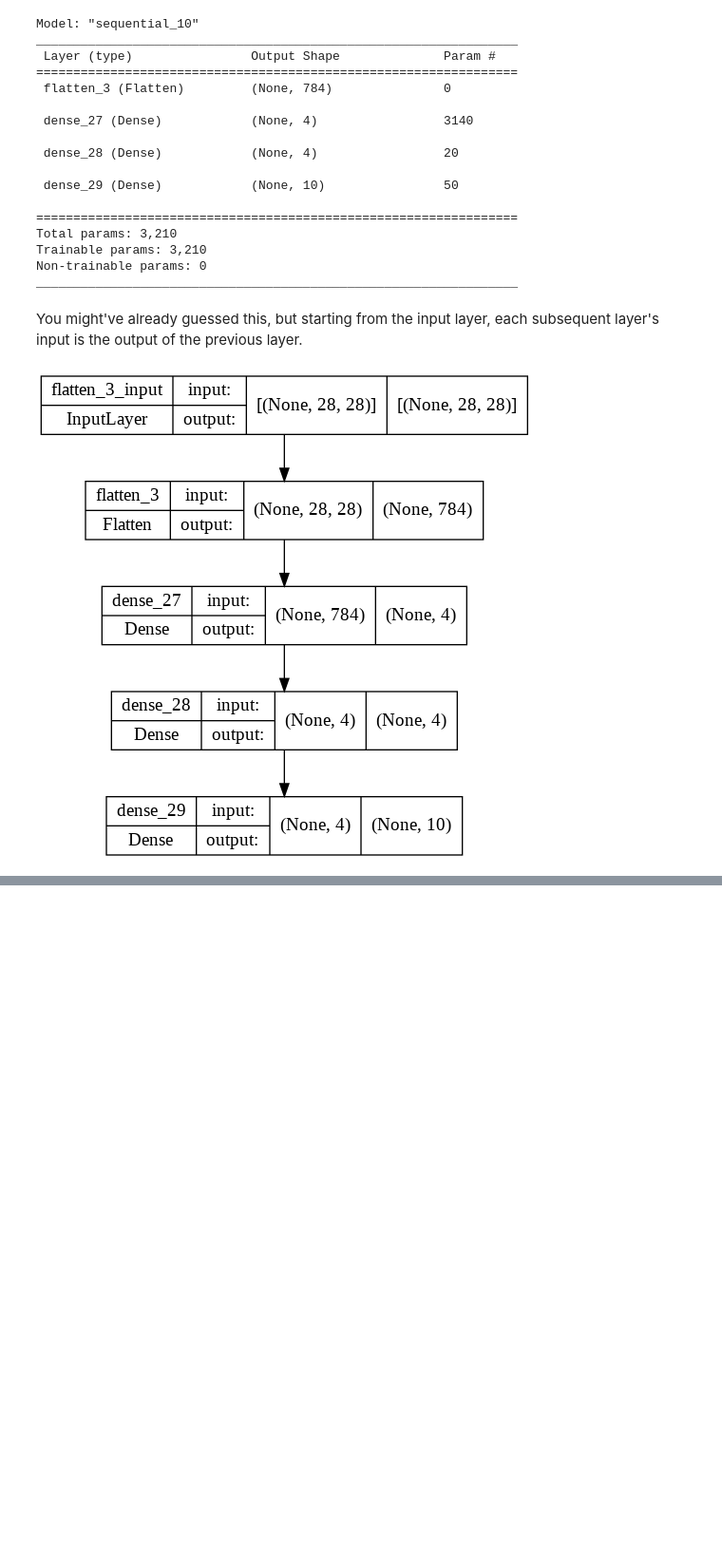
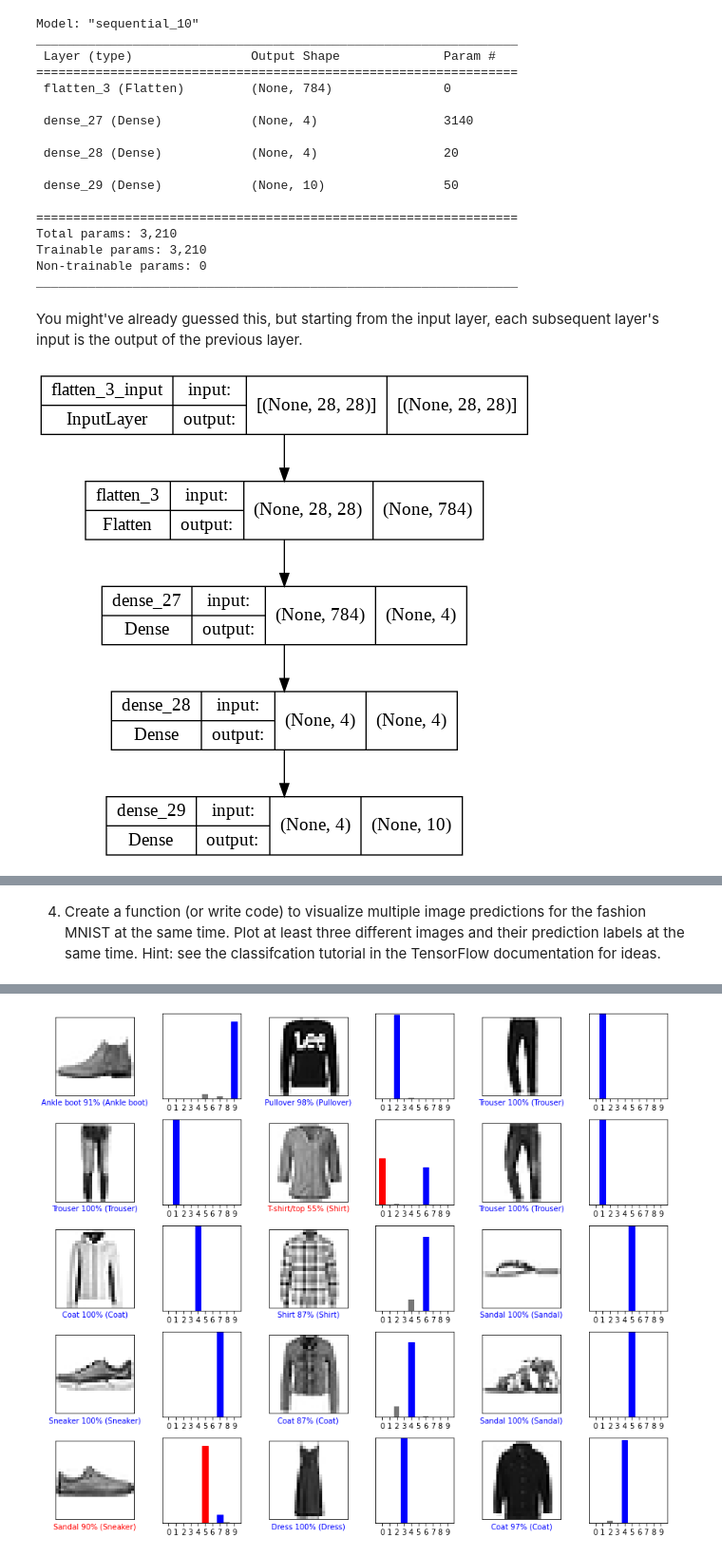
Before and after one commit to flaghunter21/TensorFlow-Practice, a Jupyter notebook: 02_neural_network_classification.ipynb, the cells around one changed output, grey strips where cells are left out. Shown at 95% size. Drawn from its saved outputs; the diff is of its cells as text; code cells hidden in the pictures; blank space fills up the shorter version.

```diff
--- a/02_neural_network_classification.ipynb
+++ b/02_neural_network_classification.ipynb
@@ -1058,0 +1132,78 @@ plot_model(model_14, show_shapes=True)
+# %% [markdown]
+4. Create a function (or write code) to visualize multiple image predictions for the fashion MNIST at the same time. Plot at least three different images and their prediction labels at the same time. Hint: see the classifcation tutorial in the TensorFlow documentation for ideas.
+# %%
+# Load data
+fashion_mnist = tf.keras.datasets.fashion_mnist
+(train_images, train_labels), (test_images, test_labels) = fashion_mnist.load_data()
+
+class_names = ['T-shirt/top', 'Trouser', 'Pullover', 'Dress', 'Coat',
+               'Sandal', 'Shirt', 'Sneaker', 'Bag', 'Ankle boot']
+
+# Normalize images
+train_images = train_images / 255.0
+test_images = test_images / 255.0
+
+# Build model
+model = tf.keras.Sequential([
+    tf.keras.layers.Flatten(input_shape=(28, 28)),
+    tf.keras.layers.Dense(128, activation='relu'),
+    tf.keras.layers.Dense(10)
+])
+
+# Compile model
+model.compile(optimizer='adam',
+              loss=tf.keras.losses.SparseCategoricalCrossentropy(from_logits=True),
+              metrics=['accuracy'])
+# Fit model
+model.fit(train_images, train_labels, epochs=10)
+
+# Make predictions
+probability_model = tf.keras.Sequential([model,
+                                         tf.keras.layers.Softmax()])
+predictions = probability_model.predict(test_images)
+
+def plot_image(i, predictions_array, true_label, img):
+  true_label, img = true_label[i], img[i]
+  plt.grid(False)
+  plt.xticks([])
+  plt.yticks([])
+
+  plt.imshow(img, cmap=plt.cm.binary)
+
+  predicted_label = np.argmax(predictions_array)
+  if predicted_label == true_label:
+    color = 'blue'
+  else:
+    color = 'red'
+
+  plt.xlabel("{} {:2.0f}% ({})".format(class_names[predicted_label],
+                                100*np.max(predictions_array),
+                                class_names[true_label]),
+                                color=color)
+
+def plot_value_array(i, predictions_array, true_label):
+  true_label = true_label[i]
+  plt.grid(False)
+  plt.xticks(range(10))
+  plt.yticks([])
+  thisplot = plt.bar(range(10), predictions_array, color="#777777")
+  plt.ylim([0, 1])
+  predicted_label = np.argmax(predictions_array)
+
+  thisplot[predicted_label].set_color('red')
+  thisplot[true_label].set_color('blue')
+
+# Plot the first X test images, their predicted labels, and the true labels.
+# Color correct predictions in blue and incorrect predictions in red.
+num_rows = 5
+num_cols = 3
+num_images = num_rows*num_cols
+plt.figure(figsize=(2*2*num_cols, 2*num_rows))
+for i in range(num_images):
+  plt.subplot(num_rows, 2*num_cols, 2*i+1)
+  plot_image(i, predictions[i], test_labels, test_images)
+  plt.subplot(num_rows, 2*num_cols, 2*i+2)
+  plot_value_array(i, predictions[i], test_labels)
+plt.tight_layout()
+plt.show()
+# %% [output]
@@ -1058,0 +1230 @@ plot_model(model_14, show_shapes=True)
+[figure, added]
```
Also changed, not shown: parts of 32 cells of this notebook.
